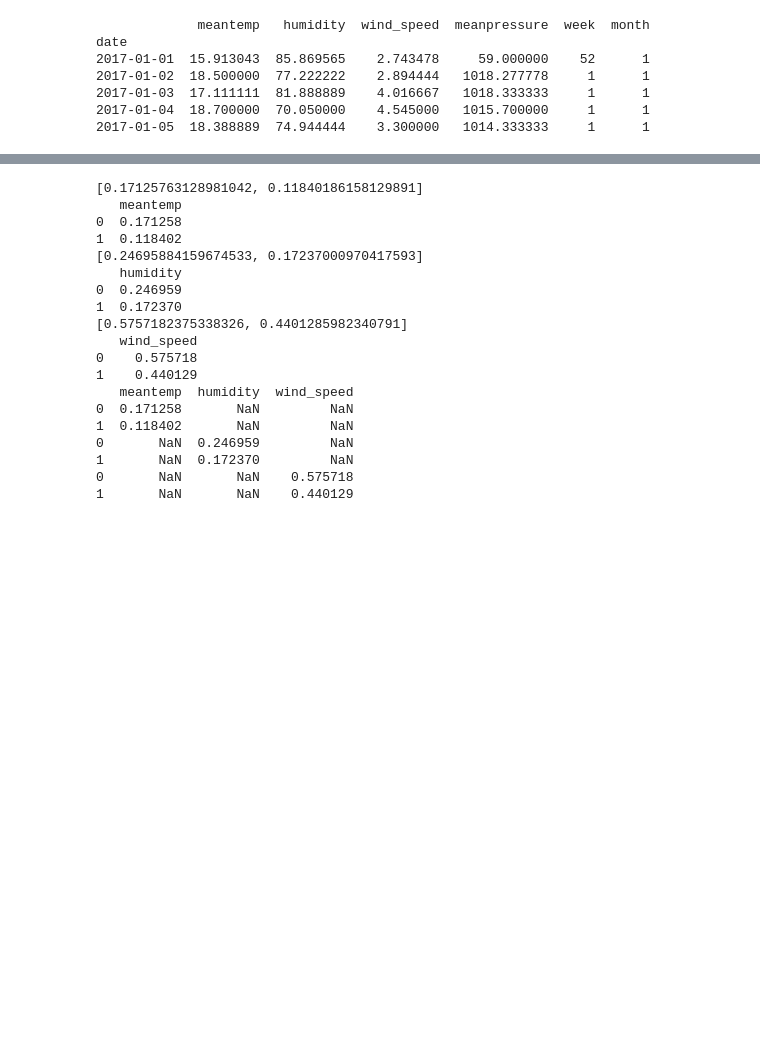
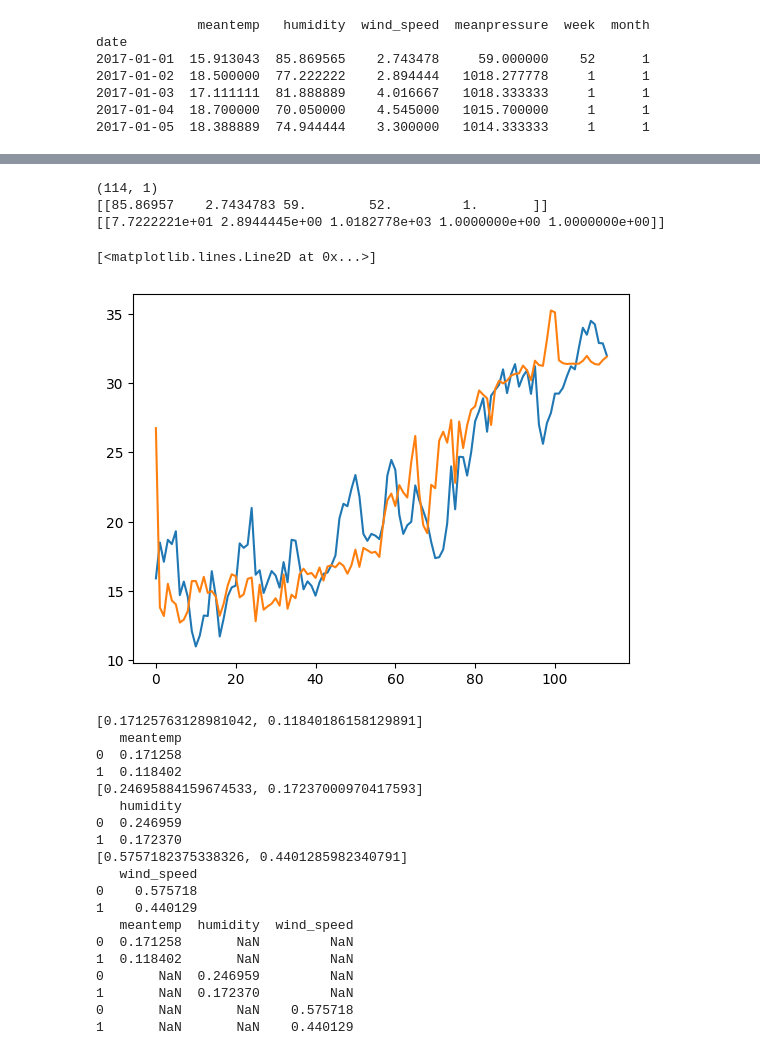
Before and after one commit to Ethan-Jolly/Climate_forecast, a Jupyter notebook: Climate_Forecast.ipynb, the cells around one changed output, grey strips where cells are left out. Cells and saved outputs as stored; diff of their text form; code cells hidden in the pictures; blank space fills up the shorter version.

```diff
--- a/Climate_Forecast.ipynb
+++ b/Climate_Forecast.ipynb
@@ -192,0 +184,2 @@ ValueError: in user code:
+# %%
+y_preds = model.predict(X_test)
@@ -193,3 +188,18 @@ ValueError: in user code:
+# %%
+print(y_preds.shape)
+print(X_test[0])
+print(X_test[1])
+# %% [output]
+(114, 1)
+[[85.86957    2.7434783 59.        52.         1.       ]]
+[[7.7222221e+01 2.8944445e+00 1.0182778e+03 1.0000000e+00 1.0000000e+00]]
+# %%
+plt.figure()
+plt.plot(y_test)
+plt.plot(y_preds)
+# %% [output]
+[<matplotlib.lines.Line2D at 0x...>]
+[figure, added]
 # %%
 def get_MAPEs(y_test, pred_store, model_names):
     mapes = []
```
Also changed, not shown: parts of 11 cells of this notebook.
